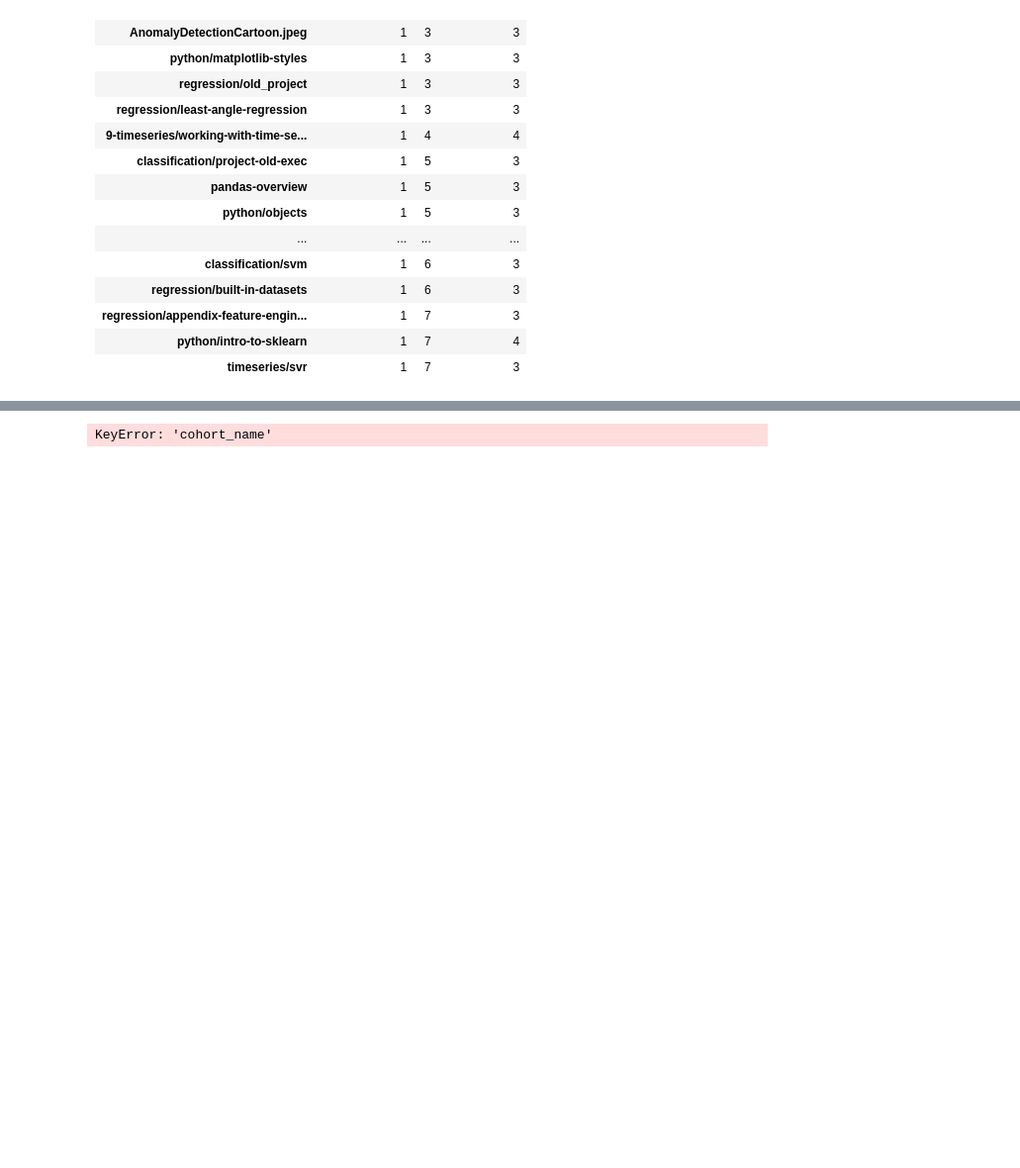
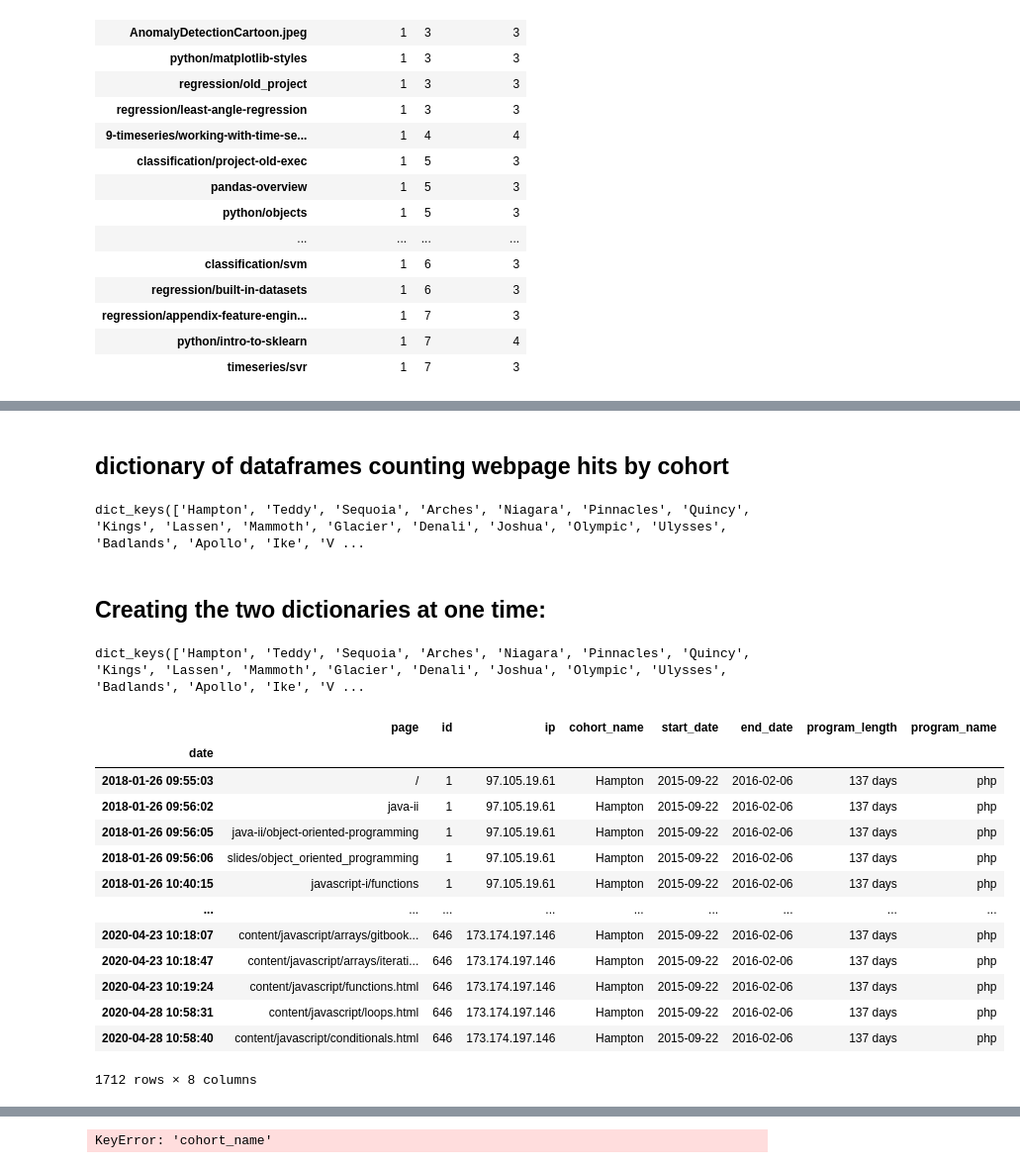
Before and after one commit to codeupdonuts/anomaly-project, a Jupyter notebook: jcrosenberger-notebook.ipynb, the cells around one changed output, grey strips where cells are left out. Shown at 99% size. Cells and saved outputs as stored; diff of their text form; code cells hidden in the pictures; blank space fills up the shorter version.

```diff
--- a/jcrosenberger-notebook.ipynb
+++ b/jcrosenberger-notebook.ipynb
@@ -313,0 +379,2 @@ pandas.core.series.Series
+# %% [markdown]
+## dictionary of dataframes counting webpage hits by cohort
@@ -313,0 +405,60 @@ pandas.core.series.Series
+# %%
+webpage_hit_dict.keys()
+# %% [output]
+dict_keys(['Hampton', 'Teddy', 'Sequoia', 'Arches', 'Niagara', 'Pinnacles', 'Quincy', 'Kings', 'Lassen', 'Mammoth', 'Glacier', 'Denali', 'Joshua', 'Olympic', 'Ulysses', 'Badlands', 'Apollo', 'Ike', 'V ...
+# %% [markdown]
+## Creating the two dictionaries at one time:
+# %%
+'''
+creates a dictionary of dataframes
+dataframes are from df filtering in only cohorts
+'''
+# get list of all items in cohort_name
+cohort_list = df['cohort_name'].dropna().unique().tolist()
+
+
+# create dictionary of dataframes
+# each key is the lowercase name of a cohort
+df_dict = {}
+for item in cohort_list:
+
+    df_dict[f'{item}'] = df[df['cohort_name'] == item]
+
+
+webpage_hit_dict = {}
+for item in cohort_list:
+
+    key = item
+
+    item = df_dict[item]['page'].value_counts()
+    item = pd.DataFrame(item)
+    item.columns = ['page_count']
+
+    item = item.reset_index()
+    item = item[item['index'] != '/']
+
+    item = item.rename(columns={'index':'webpage'})
+    item = item.reset_index()
+    item = item.drop(columns=['index'])
+    webpage_hit_dict[f'{key}'] = item
+# %%
+webpage_hit_dict.keys()
+# %% [output]
+dict_keys(['Hampton', 'Teddy', 'Sequoia', 'Arches', 'Niagara', 'Pinnacles', 'Quincy', 'Kings', 'Lassen', 'Mammoth', 'Glacier', 'Denali', 'Joshua', 'Olympic', 'Ulysses', 'Badlands', 'Apollo', 'Ike', 'V ...
+# %%
+df_dict['Hampton']
+# %% [output]
+|  | page | id | ip | cohort_name | start_date | end_date | program_length | program_name |
+| date |  |  |  |  |  |  |  |  |
+| 2018-01-26 09:55:03 | / | 1 | 97.105.19.61 | Hampton | 2015-09-22 | 2016-02-06 | 137 days | php |
+| 2018-01-26 09:56:02 | java-ii | 1 | 97.105.19.61 | Hampton | 2015-09-22 | 2016-02-06 | 137 days | php |
+| 2018-01-26 09:56:05 | java-ii/object-oriented-programming | 1 | 97.105.19.61 | Hampton | 2015-09-22 | 2016-02-06 | 137 days | php |
+| 2018-01-26 09:56:06 | slides/object_oriented_programming | 1 | 97.105.19.61 | Hampton | 2015-09-22 | 2016-02-06 | 137 days | php |
+| 2018-01-26 10:40:15 | javascript-i/functions | 1 | 97.105.19.61 | Hampton | 2015-09-22 | 2016-02-06 | 137 days | php |
+| ... | ... | ... | ... | ... | ... | ... | ... | ... |
+| 2020-04-23 10:18:07 | content/javascript/arrays/gitbook... | 646 | 173.174.197.146 | Hampton | 2015-09-22 | 2016-02-06 | 137 days | php |
+| 2020-04-23 10:18:47 | content/javascript/arrays/iterati... | 646 | 173.174.197.146 | Hampton | 2015-09-22 | 2016-02-06 | 137 days | php |
+| 2020-04-23 10:19:24 | content/javascript/functions.html | 646 | 173.174.197.146 | Hampton | 2015-09-22 | 2016-02-06 | 137 days | php |
+| 2020-04-28 10:58:31 | content/javascript/loops.html | 646 | 173.174.197.146 | Hampton | 2015-09-22 | 2016-02-06 | 137 days | php |
+| 2020-04-28 10:58:40 | content/javascript/conditionals.html | 646 | 173.174.197.146 | Hampton | 2015-09-22 | 2016-02-06 | 137 days | php |
+1712 rows × 8 columns
```
Also changed, not shown: parts of 12 cells of this notebook, 1 other file.
